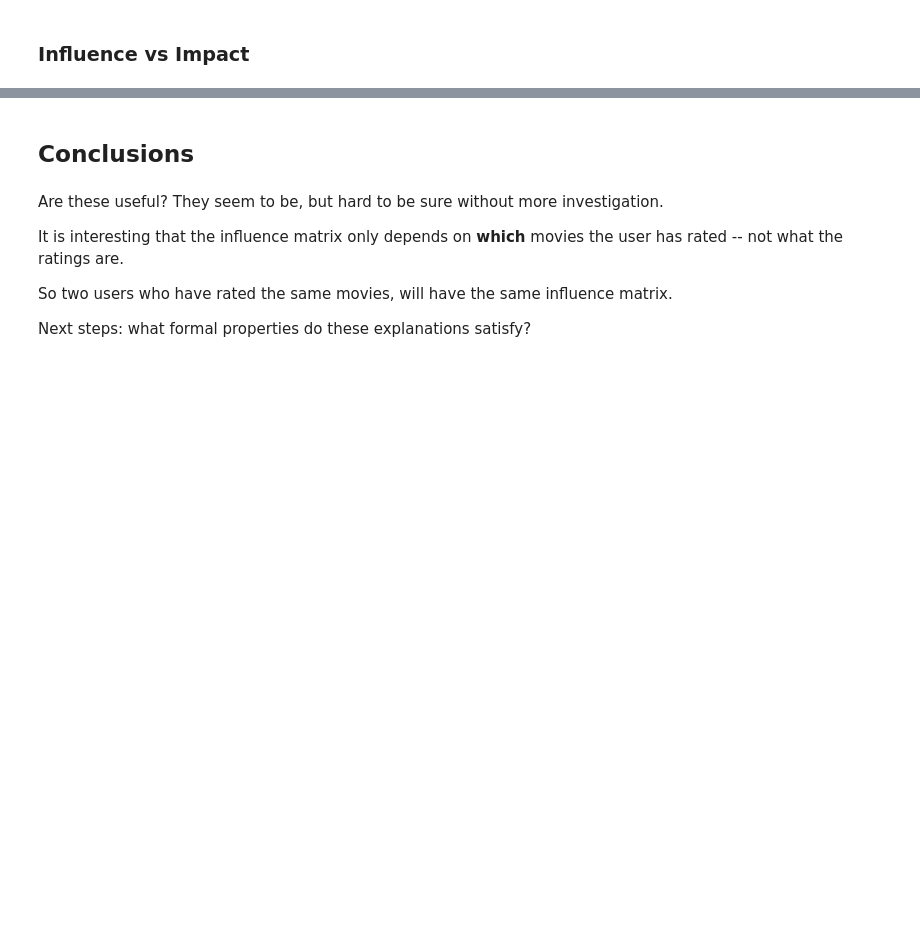
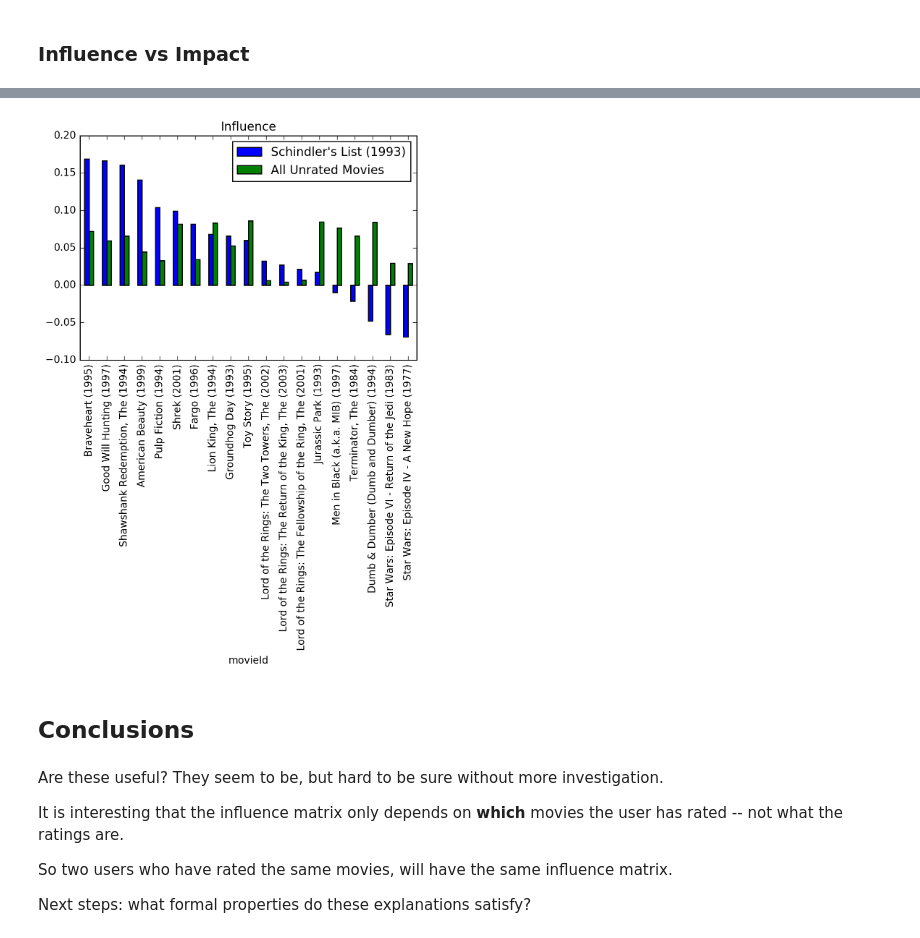
Before and after one commit to mcrovella/FATREC-2017-Talk, a Jupyter notebook: MF-Explan-FATREC-2017.ipynb, the cells around one changed output, grey strips where cells are left out. Cells and saved outputs as stored; diff of their text form; code cells hidden in the pictures; blank space fills up the shorter version.

```diff
--- a/MF-Explan-FATREC-2017.ipynb
+++ b/MF-Explan-FATREC-2017.ipynb
@@ -346,3 +372,12 @@ Schindler's List (1993)
+# %%
+recom = ML_explainer.predictions(user).index.values
+rpt_all = ML_explainer.report_recommendation(J_j, user, recom, silent=True)
+compare = pd.concat([rpt['Influence'],rpt_all['Influence']],axis=1)
+compare.columns=[top_recom, 'All Unrated Movies']
+(compare/compare.sum()).sort_values(top_recom,ascending=False).plot.bar()
+_ = plt.title('Influence')
+# %% [output]
+[figure, added]
 # %% [markdown]
 ## Conclusions
 # %% [markdown]
```
Also changed, not shown: parts of 17 cells of this notebook, 1 other file.
